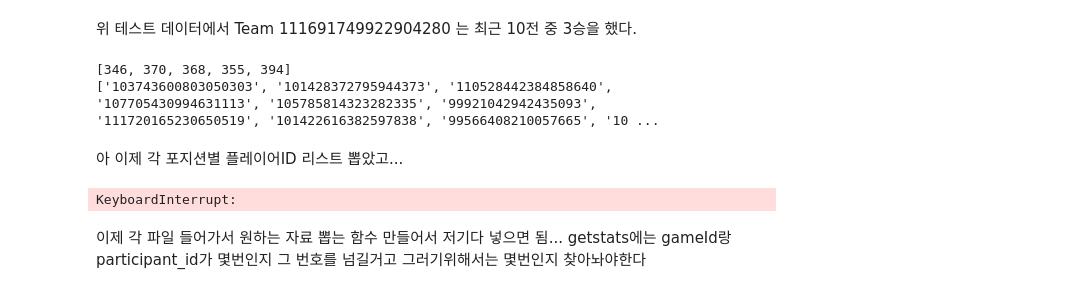
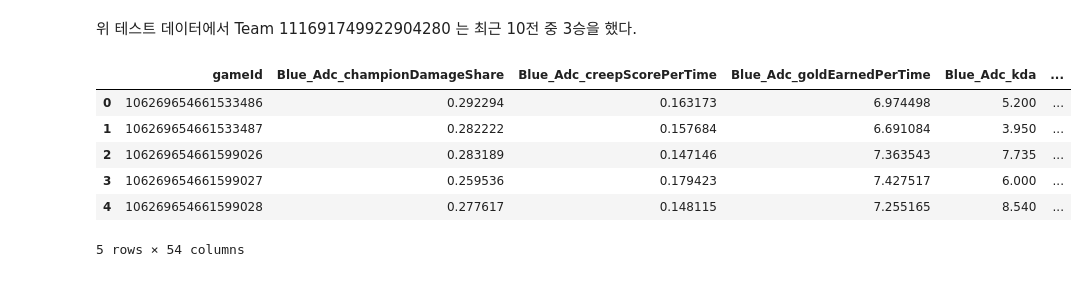
Before and after one commit to chlxogur/penta_kill_data_science, a Jupyter notebook: make_pivot_table.ipynb, the cells around one changed output. Saved outputs shown, nothing was run; the diff lists cells and outputs as text; code cells hidden in the pictures.

```diff
--- a/make_pivot_table.ipynb
+++ b/make_pivot_table.ipynb
@@ -332,35 +307,34 @@ for idx, row in tqdm(included_all_ids_df_sorted.iterrows(), total = included_all
 pre_make_pivot_table_df.to_excel("../data/pre_make_pivot_table.xlsx")
-# %%
-"""
-i = 0
-for i in range(PARTICIPANT_NUMBER_OF_A_TEAM):       # 탑 정글 미드 원딜 서폿 이렇게..
-    game_ids_with_playerId_blue = game_ids_df_sorted[pd.isna(game_ids_df_sorted[f"esportsPlayerId_{i}"]) == False]                                  # 블루팀(0~5)에서 서머너ID가 있는 것만
-    game_ids_with_playerId_red = game_ids_df_sorted[pd.isna(game_ids_df_sorted[f"esportsPlayerId_{i + PARTICIPANT_NUMBER_OF_A_TEAM}"]) == False]    # 레드팀(5~9)에서 서머너ID가 있는 것만
-    participant_ids_by_role.append(list(set(pd.concat([game_ids_with_playerId_blue[f"esportsPlayerId_{i}"],game_ids_with_playerId_red[f"esportsPlayerId_{i + PARTICIPANT_NUMBER_OF_A_TEAM}"]], ignore_index=True))))
-
-print([len(i) for i in participant_ids_by_role])
-print(participant_ids_by_role[0])
-"""
-# %% [output]
-[346, 370, 368, 355, 394]
-['103743600803050303', '101428372795944373', '110528442384858640', '107705430994631113', '105785814323282335', '99921042942435093', '111720165230650519', '101422616382597838', '99566408210057665', '10 ...
-# %% [markdown]
-아 이제 각 포지션별 플레이어ID 리스트 뽑았고...
-# %%
-"""
-file_list_in_detail = os.listdir(DETAIL_PATH)
-for i, participant_ids in enumerate(participant_ids_by_role):     # 탑 정글 미드 원딜 서폿에 대해
-    for participant_id in tqdm(participant_ids, total = len(participant_ids)):  # 모든 플레이어들에 대해
-        filtered_df = game_ids_df_sorted[game_ids_df_sorted[f"esportsPlayerId_{i}"] == participant_id | \
-            game_ids_df_sorted[f"esportsPlayerId_{i + PARTICIPANT_NUMBER_OF_A_TEAM}"] == participant_id].head(5)    # 블루팀 안에 있거나 레드팀 안에 있거나 상관없이 제일 최근 경기 5개를 가져온다.
-        for j, row in filtered_df.iterrows():       # 와 3중 반복문 이게 맞나...?
-            if row["gameId"] + ".xlsx" in file_list_in_detail:     # invalid말고 온전히 남아 있으면
-
-                detail_df = pd.read_excel(DETAIL_PATH + row["gameId"] + ".xlsx")   # 데이터를 읽어와서
-                #getstats(detail_df)
-"""
-# %% [output]
-KeyboardInterrupt:
-# %% [markdown]
-이제 각 파일 들어가서 원하는 자료 뽑는 함수 만들어서 저기다 넣으면 됨...
-getstats에는 gameId랑 participant_id가 몇번인지 그 번호를 넘길거고 그러기위해서는 몇번인지 찾아놔야한다
+# %%
+
+
+fromvalue_pivot = pd.pivot_table(
+    pre_make_pivot_table_df,
+    values = "formvalue",
+    index = ["gameId"],
+    columns = ["side", "role", "elements"]
+).reset_index()
+fromvalue_pivot.columns = ['_'.join(col) if isinstance(col, tuple) else col for col in fromvalue_pivot.columns]
+fromvalue_pivot.rename(columns = {"gameId__" : "gameId"}, inplace = True)
+teamwinrate_df = pre_make_pivot_table_df[["gameId", "side", "teamWinrate"]].drop_duplicates()
+
+teamwinrate_df = teamwinrate_df.pivot(index='gameId', columns='side', values='teamWinrate')
+
+# Subtract Red from Blue to get the new column
+teamwinrate_df['teamWinrateDiff'] = teamwinrate_df['Blue'] - teamwinrate_df['Red']
+teamwinrate_df.drop(["Blue", "Red"], axis=1, inplace=True)
+
+# Reset index to turn gameId back into a column
+teamwinrate_diff_df = teamwinrate_df.reset_index()
+headtohead_and_winner_df = pre_make_pivot_table_df[["gameId", "headtoHeadWinrate", "winner"]].drop_duplicates()
+final_pivot_table = fromvalue_pivot.merge(teamwinrate_diff_df, on = "gameId", how = "left")
+final_pivot_table = final_pivot_table.merge(headtohead_and_winner_df, on = "gameId", how = "left")
+final_pivot_table.head()
+# %% [output]
+|  | gameId | Blue_Adc_championDamageShare | Blue_Adc_creepScorePerTime | Blue_Adc_goldEarnedPerTime | Blue_Adc_kda | ... |
+| 0 | 106269654661533486 | 0.292294 | 0.163173 | 6.974498 | 5.200 | ... |
+| 1 | 106269654661533487 | 0.282222 | 0.157684 | 6.691084 | 3.950 | ... |
+| 2 | 106269654661599026 | 0.283189 | 0.147146 | 7.363543 | 7.735 | ... |
+| 3 | 106269654661599027 | 0.259536 | 0.179423 | 7.427517 | 6.000 | ... |
+| 4 | 106269654661599028 | 0.277617 | 0.148115 | 7.255165 | 8.540 | ... |
+5 rows × 54 columns
```
Also changed, not shown: parts of 5 cells of this notebook.
